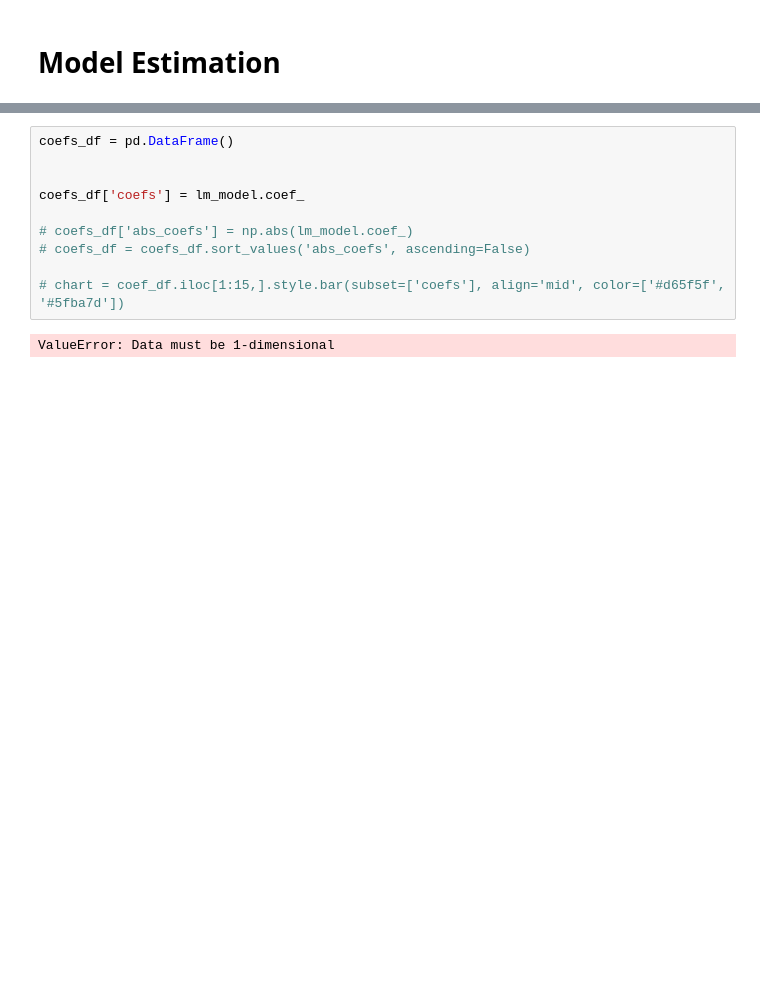
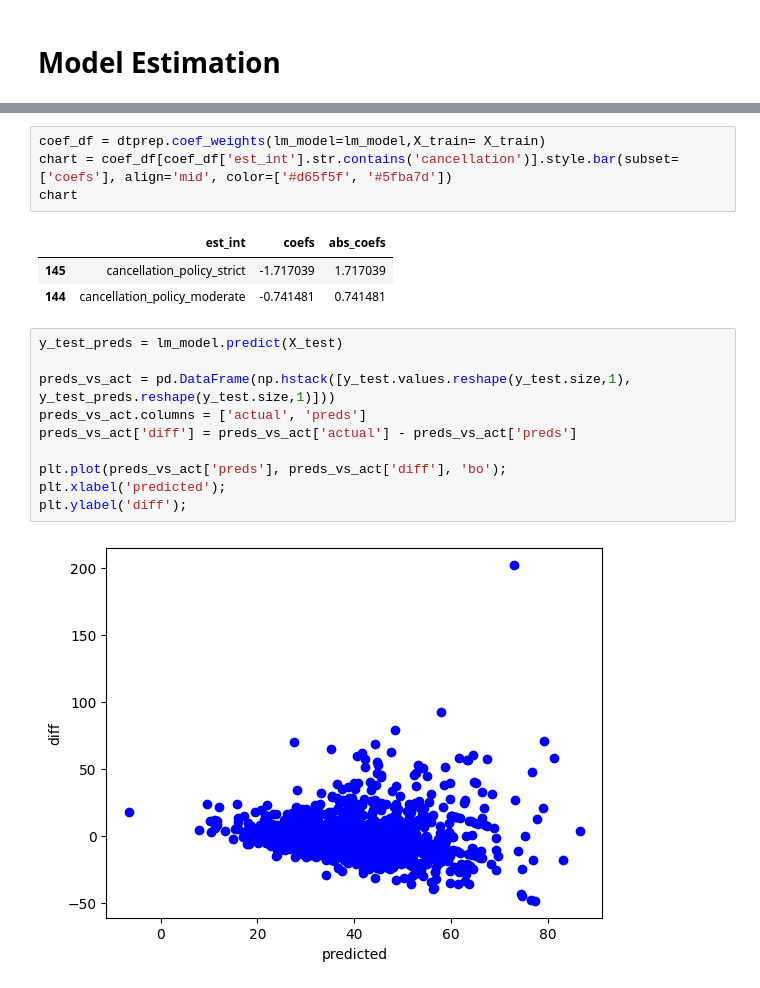
Before and after one commit to aeusepi/AirBnB_Project, a Jupyter notebook: AirBnbSeattle.ipynb, the cells around one changed output, grey strips where cells are left out. Cells and saved outputs as stored; diff of their text form; blank space fills up the shorter version.

```diff
--- a/AirBnbSeattle.ipynb
+++ b/AirBnbSeattle.ipynb
@@ -377,14 +370,22 @@ model.fit(X, y, **kwargs)
 
   warnings.warn(
 # %%
-coefs_df = pd.DataFrame()
-
-
-coefs_df['coefs'] = lm_model.coef_
-
-# coefs_df['abs_coefs'] = np.abs(lm_model.coef_)
-# coefs_df = coefs_df.sort_values('abs_coefs', ascending=False)
-
-# chart = coef_df.iloc[1:15,].style.bar(subset=['coefs'], align='mid', color=['#d65f5f', '#5fba7d'])
+coef_df = dtprep.coef_weights(lm_model=lm_model,X_train= X_train)
+chart = coef_df[coef_df['est_int'].str.contains('cancellation')].style.bar(subset=['coefs'], align='mid', color=['#d65f5f', '#5fba7d'])
+chart
 # %% [output]
-ValueError: Data must be 1-dimensional
+|  | est_int | coefs | abs_coefs |
+| 145 | cancellation_policy_strict | -1.717039 | 1.717039 |
+| 144 | cancellation_policy_moderate | -0.741481 | 0.741481 |
+# %%
+y_test_preds = lm_model.predict(X_test)
+
+preds_vs_act = pd.DataFrame(np.hstack([y_test.values.reshape(y_test.size,1), y_test_preds.reshape(y_test.size,1)]))
+preds_vs_act.columns = ['actual', 'preds']
+preds_vs_act['diff'] = preds_vs_act['actual'] - preds_vs_act['preds']
+
+plt.plot(preds_vs_act['preds'], preds_vs_act['diff'], 'bo');
+plt.xlabel('predicted');
+plt.ylabel('diff');
+# %% [output]
+[figure, added]
```
Also changed, not shown: parts of 2 cells of this notebook, 1 other file.
